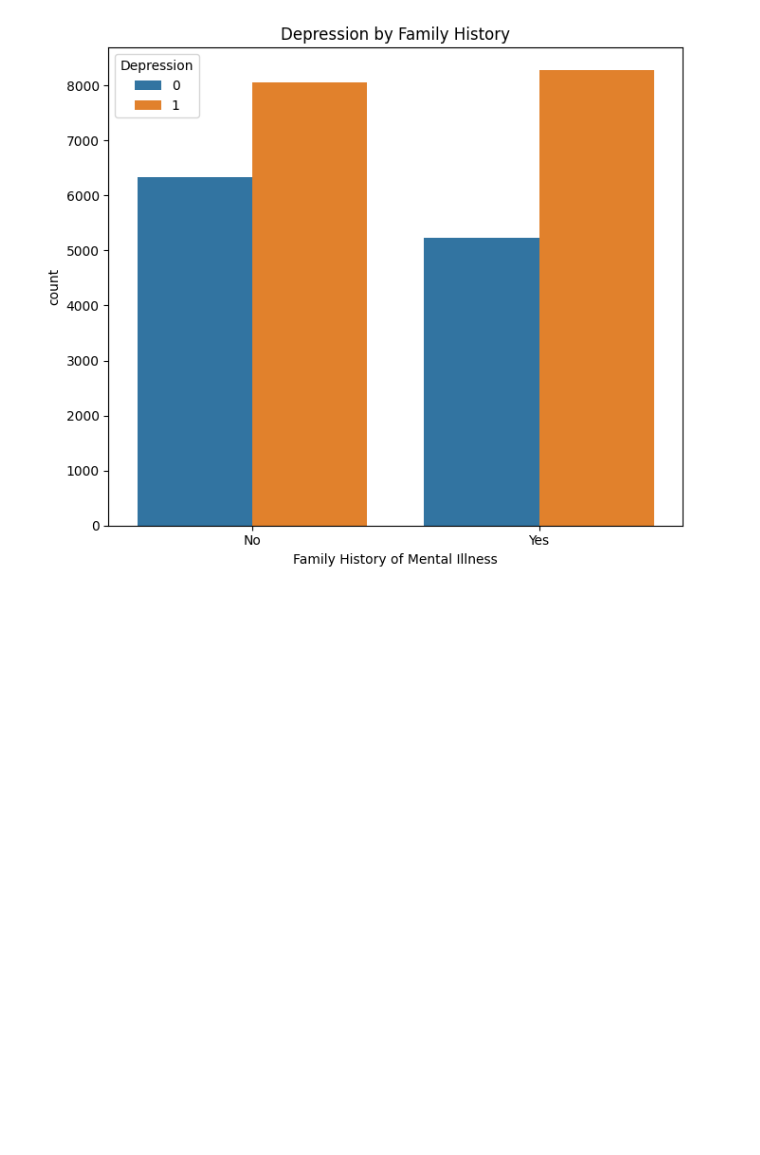
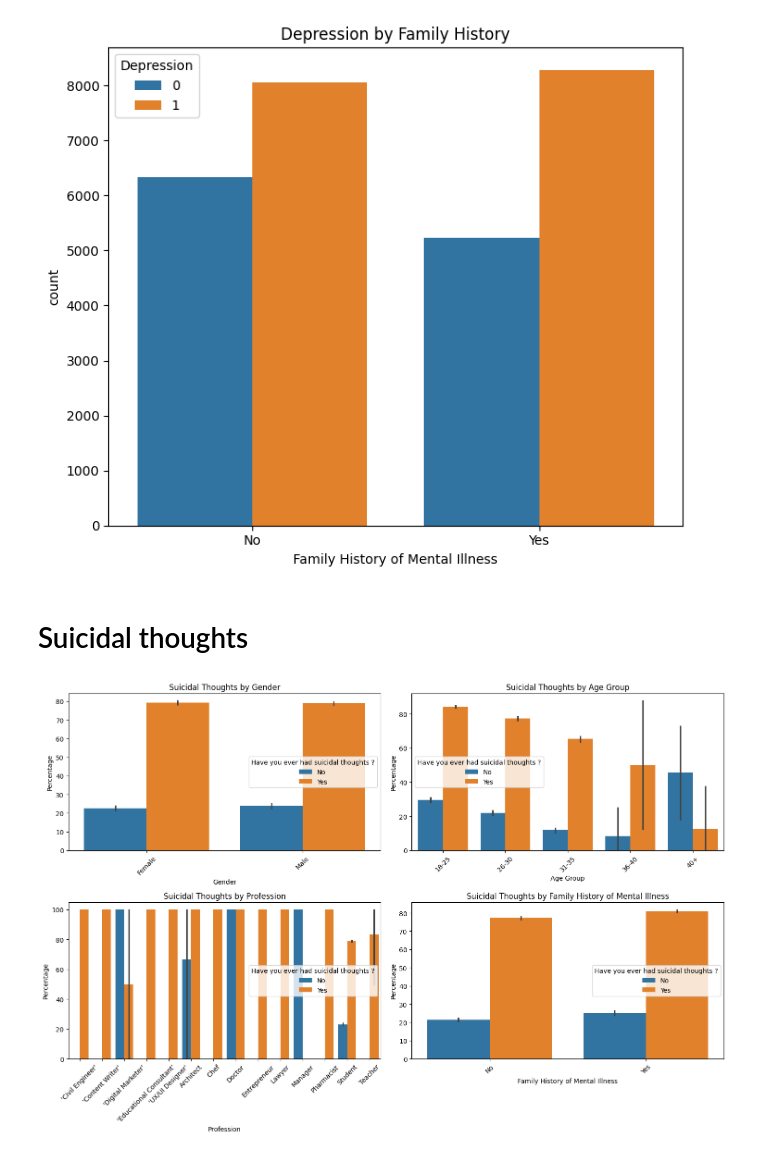
Before and after one commit to arshadziban/Data-Analysis-With-Python, a Jupyter notebook: StudentMind Insights/StudentMind_Insights.ipynb, the cells around one changed output. Cells and saved outputs as stored; diff of their text form; code cells hidden in the pictures; blank space fills up the shorter version.

```diff
--- a/StudentMind Insights/StudentMind_Insights.ipynb
+++ b/StudentMind Insights/StudentMind_Insights.ipynb
@@ -367,3 +367,21 @@ plt.tight_layout()
 plt.show()
 # %% [output]
 [figure]
+# %% [markdown]
+# Suicidal thoughts
+# %%
+# Suicidal thoughts by various factors
+suicidal_by = ['Gender', 'Age Group', 'Profession', 'Family History of Mental Illness']
+
+plt.figure(figsize=(15, 10))
+for i, col in enumerate(suicidal_by, 1):
+    plt.subplot(2, 2, i)
+    sns.barplot(data=df, x=col, y='Depression', hue='Have you ever had suicidal thoughts ?',
+               estimator=lambda x: sum(x)/len(x)*100)
+    plt.ylabel('Percentage')
+    plt.title(f'Suicidal Thoughts by {col}')
+    plt.xticks(rotation=45)
+plt.tight_layout()
+plt.show()
+# %% [output]
+[figure, added]
```
